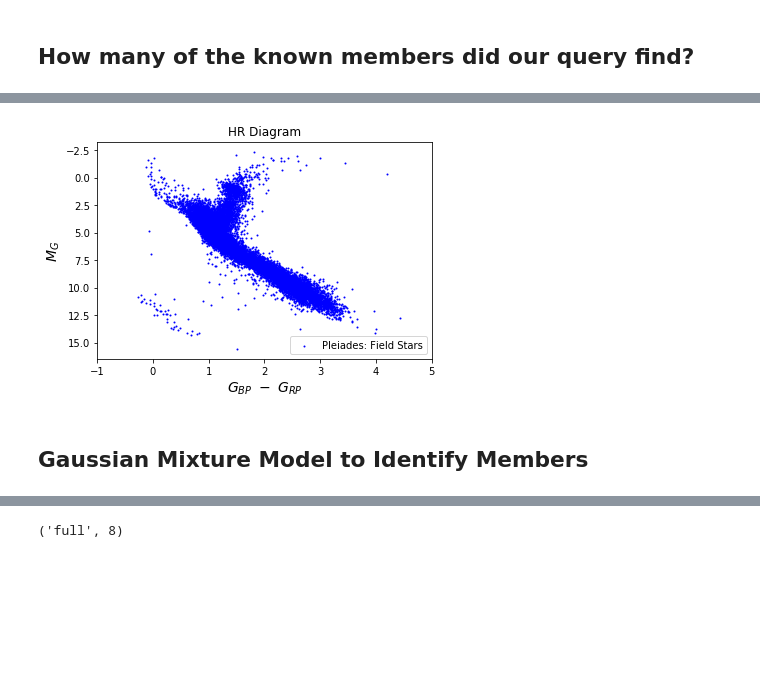
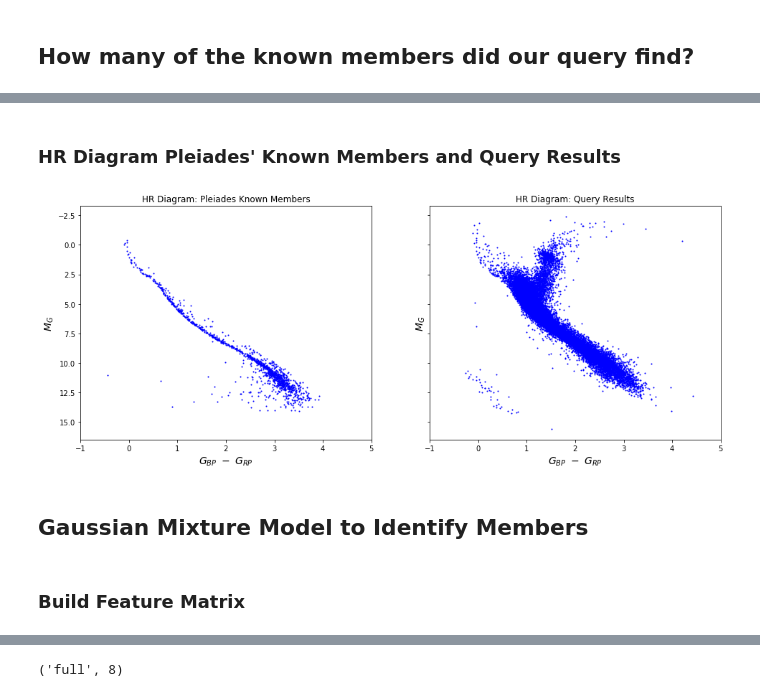
Before and after one commit to kevinmcmanus/cas-tau, a Jupyter notebook: PleiadesGMM.ipynb, the cells around one changed output, grey strips where cells are left out. Saved outputs shown, nothing was run; the diff lists cells and outputs as text; code cells hidden in the pictures; blank space fills up the shorter version.

```diff
--- a/PleiadesGMM.ipynb
+++ b/PleiadesGMM.ipynb
@@ -382,11 +410,18 @@ Text(0.5, 0.98, 'Proper Motions - 3 Zoom Levels')
-# %%
-pleiades_fs.plot_hrdiagram()
-# %% [output]
-[figure, removed]
+# %% [markdown]
+### HR Diagram Pleiades' Known Members and Query Results
+# %%
+fig = plt.figure(figsize=(16,6))
+ax = fig.subplots(1,2,sharey=True)
+pleiades_gaia.plot_hrdiagram(ax=ax[0], title='HR Diagram: Pleiades Known Members')
+pleiades_fs.plot_hrdiagram(ax=ax[1], title='HR Diagram: Query Results')
+# %% [output]
+[figure, added]
 # %% [markdown]
 ## Gaussian Mixture Model to Identify Members
 # %%
 import seaborn as sns
+# %% [markdown]
+### Build Feature Matrix
 # %%
 #use cartesian coords along with PMs as feature matrix
 feats = np.array([pleiades_fs_coords.cartesian.x,
```
Also changed, not shown: parts of 45 cells of this notebook, 1 other file.
